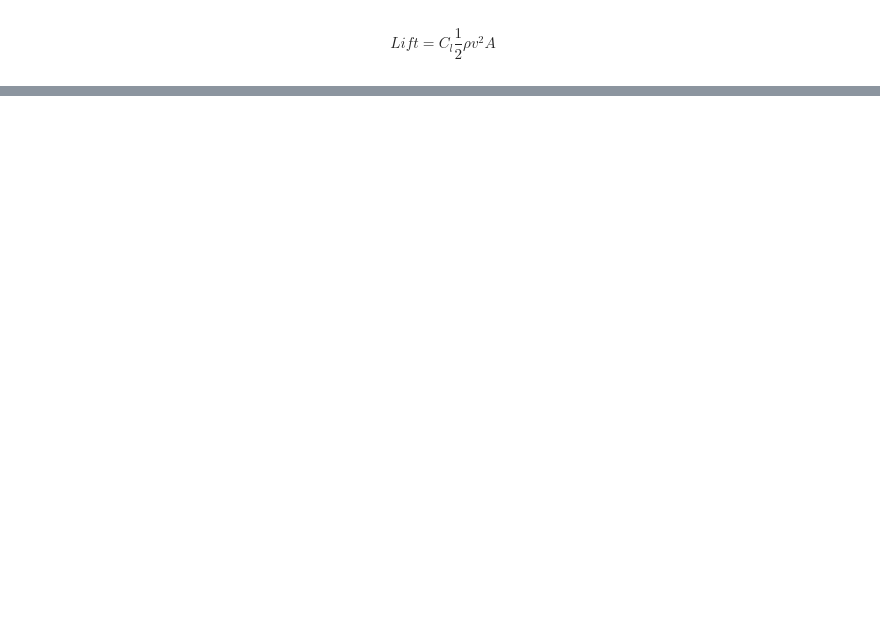
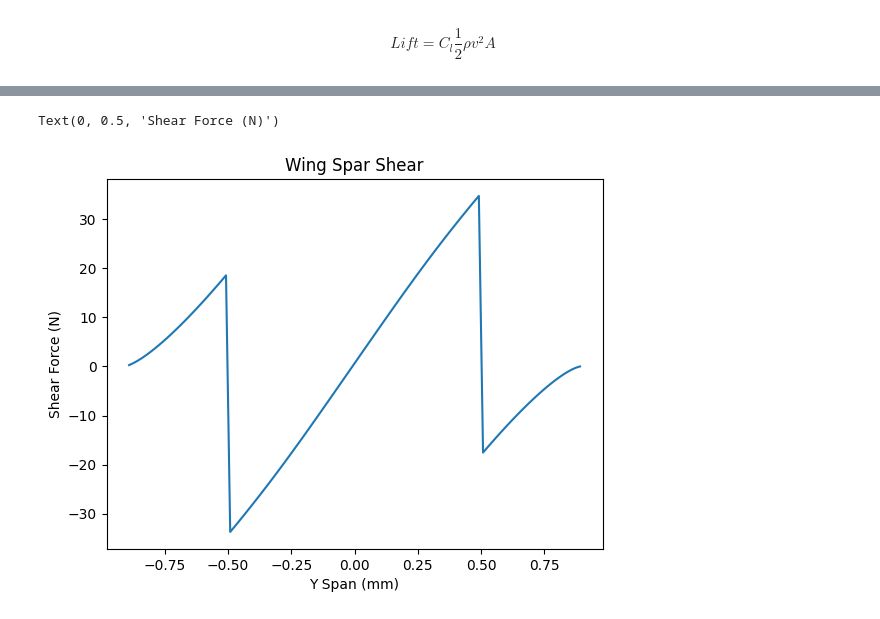
Before and after one commit to ubcuas/Aircraft-Scripts-2023, a Jupyter notebook: Beam_bending_Python/main.ipynb, the cells around one changed output, grey strips where cells are left out. Saved outputs shown, nothing was run; the diff lists cells and outputs as text; code cells hidden in the pictures; blank space fills up the shorter version.

```diff
--- a/Beam_bending_Python/main.ipynb
+++ b/Beam_bending_Python/main.ipynb
@@ -37,0 +90,41 @@ plt.plot(df['y_span'],df['lift'])
+# %%
+wing = pd.DataFrame()
+wing['y_span'] = df['y_span']
+wing['lift'] = df['lift']
+pinReaction = totalLift/2
+
+shear = []
+total = 0
+
+for index, row in wing.iterrows():
+    if row['y_span'] < pin_a: # to left of pin a
+        total += row['lift']
+        shear.append(total)
+
+total -= pinReaction
+
+for index, row in wing.iterrows():
+    if row['y_span'] > pin_a and row['y_span'] < 0: # between pin a and center
+        total += row['lift']
+        shear.append(total)
+
+for index, row in wing.iterrows():
+    if row['y_span'] > 0 and row['y_span'] < pin_b: # between center and pin b
+        total += row['lift']
+        shear.append(total)
+
+total -= pinReaction
+
+for index, row in wing.iterrows():
+    if row['y_span'] >= pin_b: # to left of pin a
+        total += row['lift']
+        shear.append(total)
+
+plt.plot(wing['y_span'],shear)
+
+plt.title("Wing Spar Shear")
+plt.xlabel("Y Span (mm)")
+plt.ylabel("Shear Force (N)")
+# %% [output]
+Text(0, 0.5, 'Shear Force (N)')
+[figure, added]
```
Also changed, not shown: parts of 19 cells of this notebook, 4 other files.
